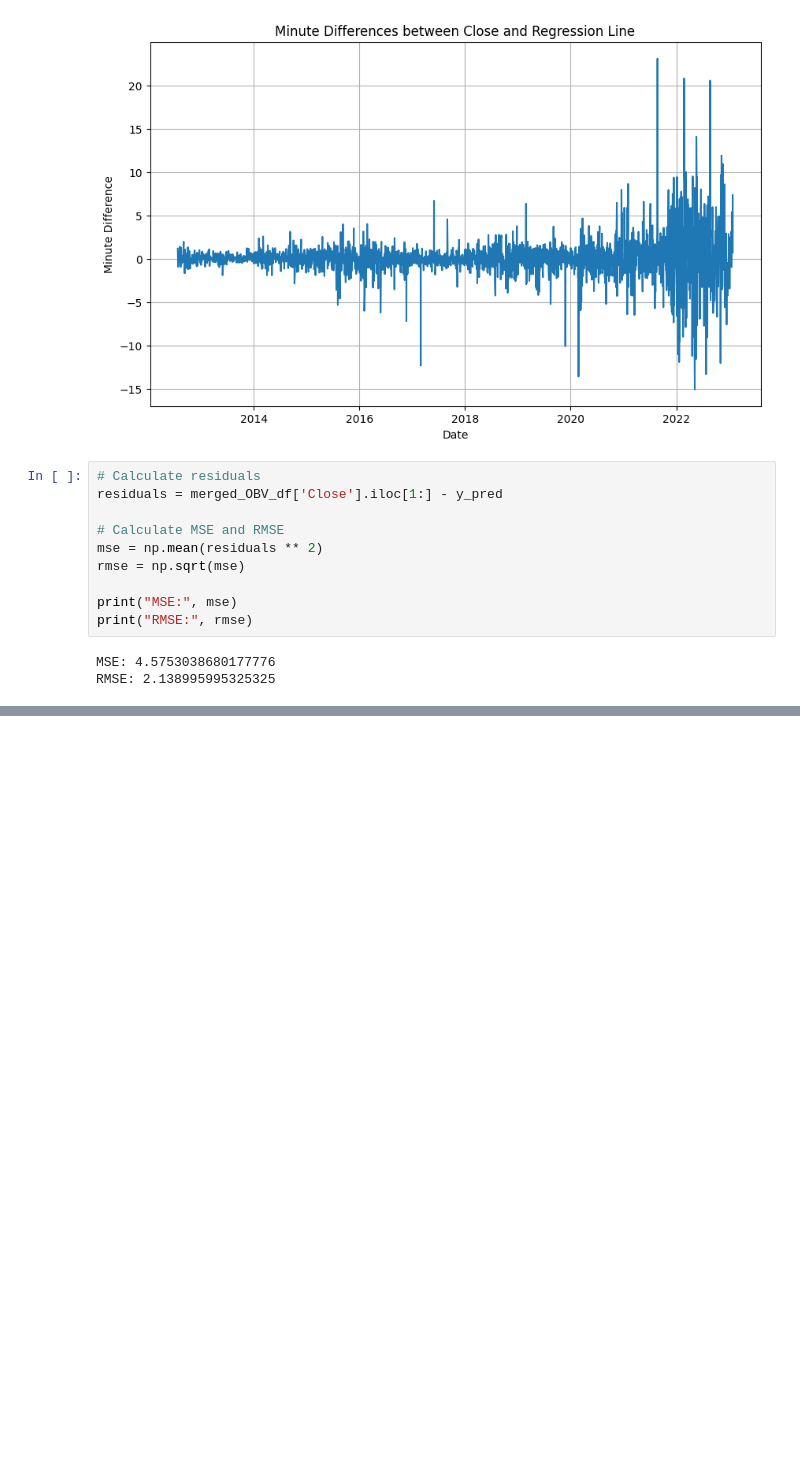
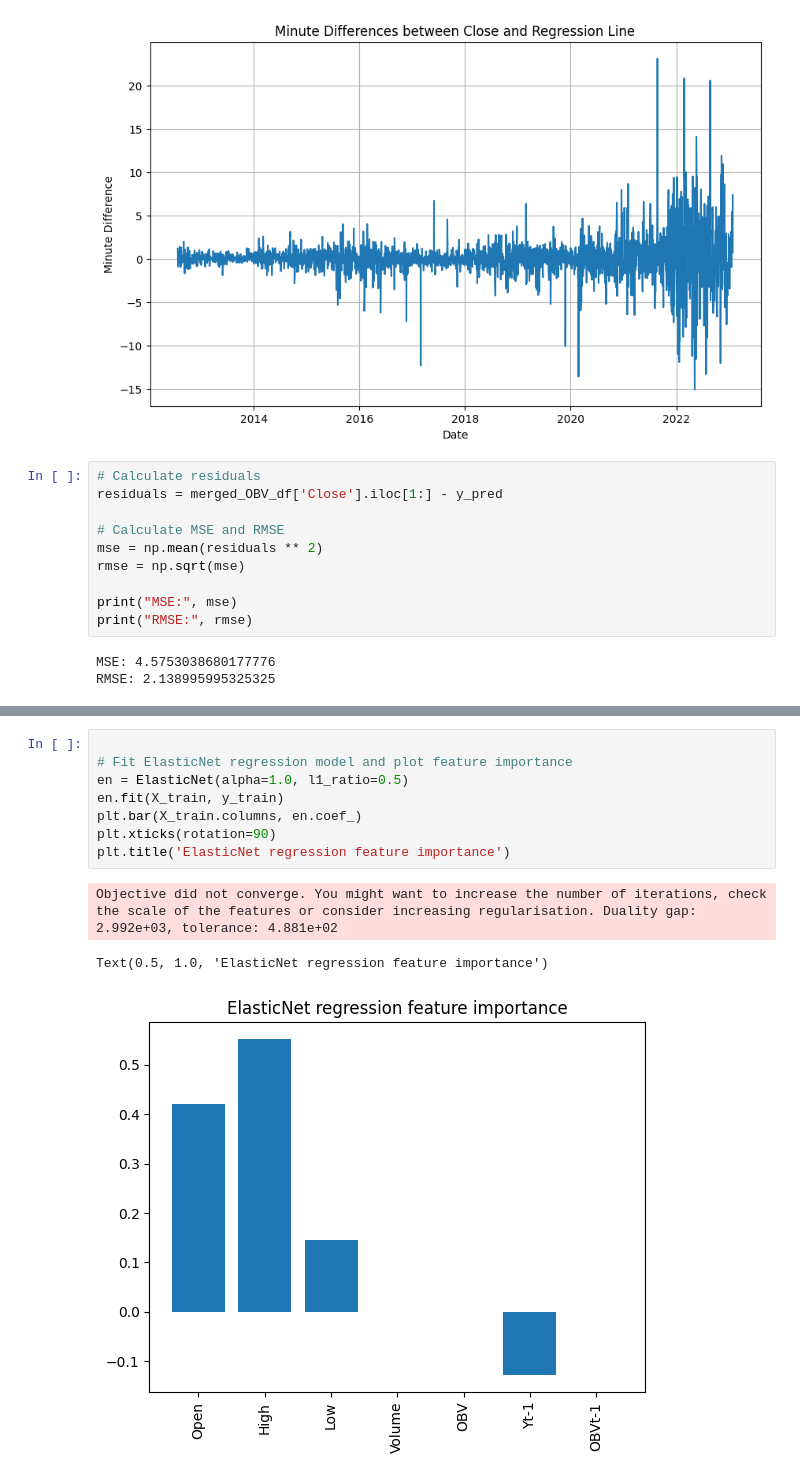
Before and after one commit to AshishShinde03/ML, a Jupyter notebook: OBV_F.ipynb, the cells around one changed output, grey strips where cells are left out. Saved outputs shown, nothing was run; the diff lists cells and outputs as text; blank space fills up the shorter version.

```diff
--- a/OBV_F.ipynb
+++ b/OBV_F.ipynb
@@ -394,0 +616,12 @@ print(results.summary())
+# %%
+
+# Fit ElasticNet regression model and plot feature importance
+en = ElasticNet(alpha=1.0, l1_ratio=0.5)
+en.fit(X_train, y_train)
+plt.bar(X_train.columns, en.coef_)
+plt.xticks(rotation=90)
+plt.title('ElasticNet regression feature importance')
+# %% [output]
+Objective did not converge. You might want to increase the number of iterations, check the scale of the features or consider increasing regularisation. Duality gap: 2.992e+03, tolerance: 4.881e+02
+Text(0.5, 1.0, 'ElasticNet regression feature importance')
+[figure, added]
```
Also changed, not shown: parts of 47 cells of this notebook.
